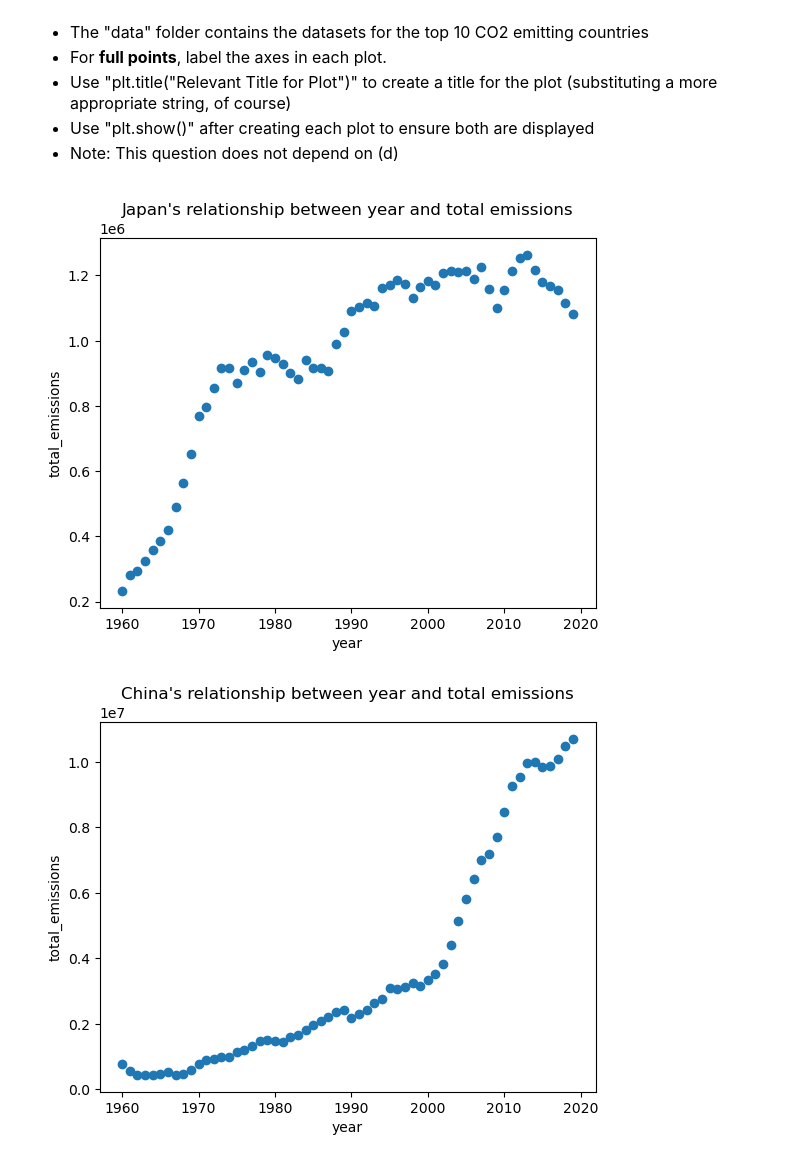
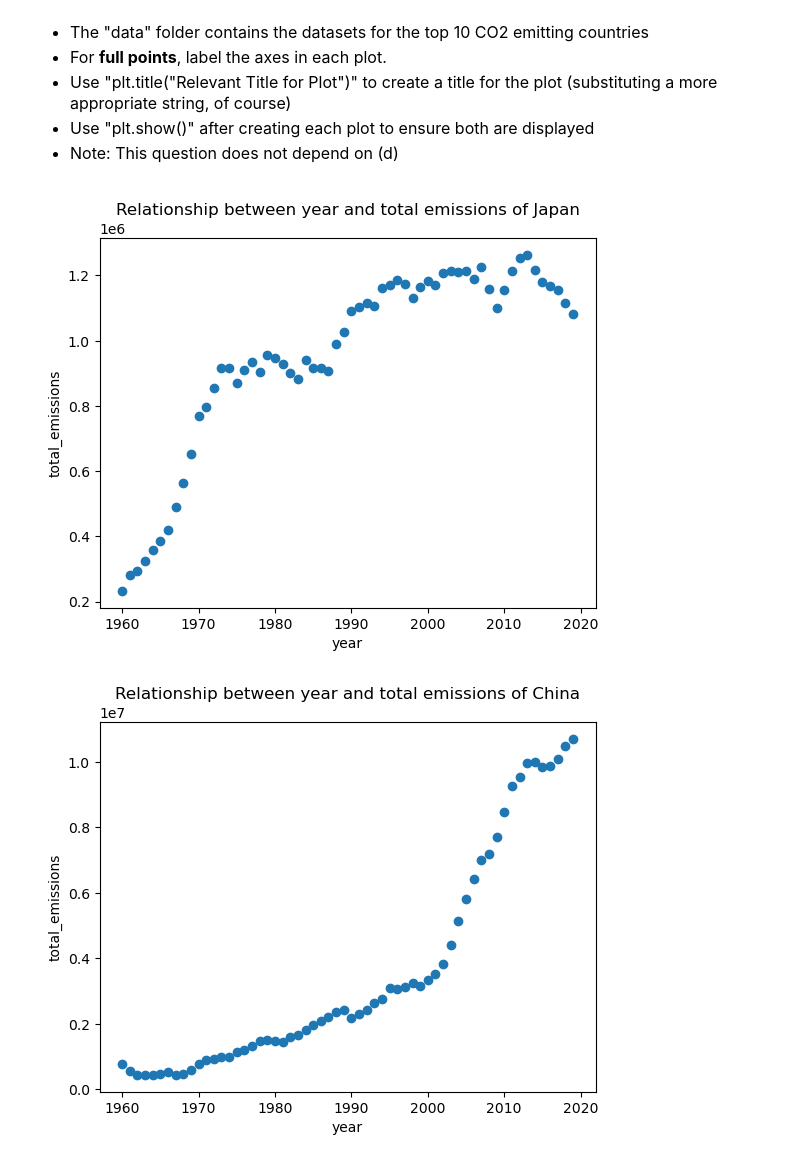
Before and after one commit to TianyiGZ/qtm151fall2025, a Jupyter notebook: Assignments/assignment_2/Assignment2.ipynb, the cells around one changed output. Drawn from its saved outputs; the diff is of its cells as text; code cells hidden in the pictures.

```diff
--- a/Assignments/assignment_2/Assignment2.ipynb
+++ b/Assignments/assignment_2/Assignment2.ipynb
@@ -116,18 +116,18 @@ on the x-axis (horizontal axis) and "total_emissions" in the y-axis.
 # %%
 # Write your answer
 japan_emissions = pd.read_csv('data/japan_co2_emissions.csv')
 plt.scatter(x = japan_emissions['year'], y = japan_emissions['total_emissions'])
 plt.xlabel("year")
 plt.ylabel("total_emissions")
-plt.title("Japan's relationship between year and total emissions")
+plt.title("Relationship between year and total emissions of Japan")
 plt.show()
 
 china_emissions = pd.read_csv('data/china_co2_emissions.csv')
 plt.scatter(x = china_emissions['year'], y = china_emissions['total_emissions'])
 plt.xlabel("year")
 plt.ylabel("total_emissions")
-plt.title("China's relationship between year and total emissions")
+plt.title("Relationship between year and total emissions of China")
 plt.show()
 # %% [output]
-[figure, old version]
+[figure, new version]
-[figure, old version]
+[figure, new version]
```
Also changed, not shown: 1 other file.
